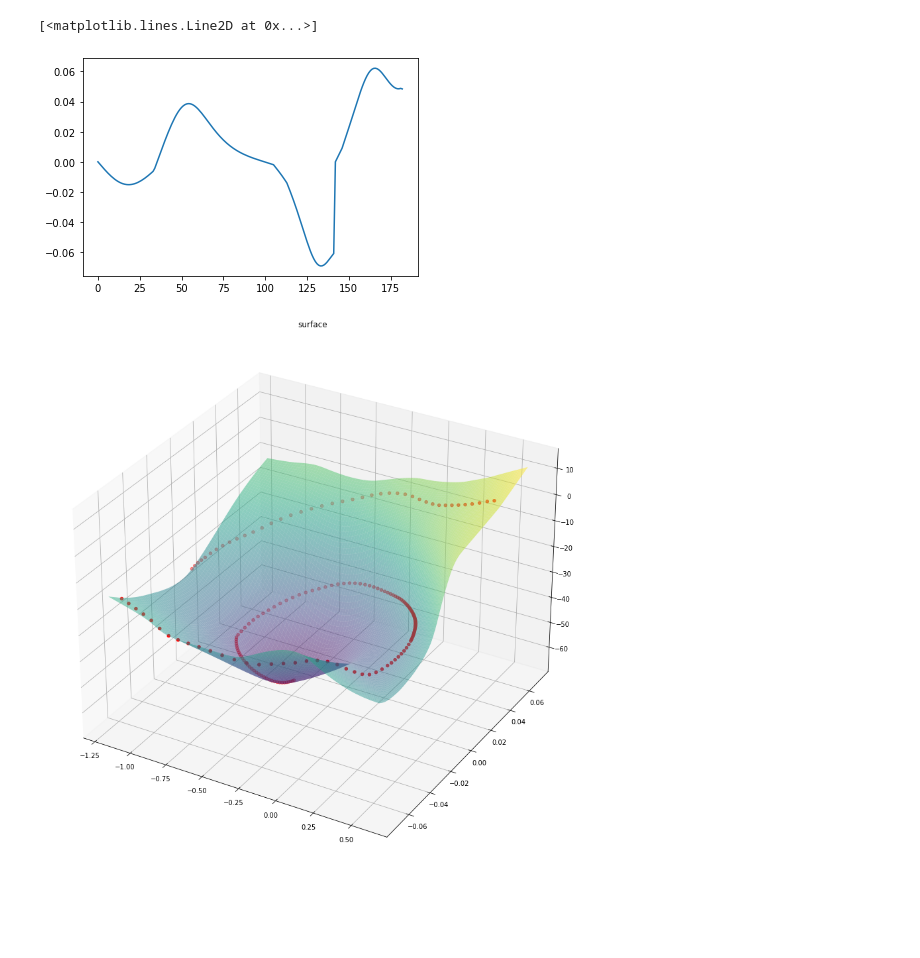
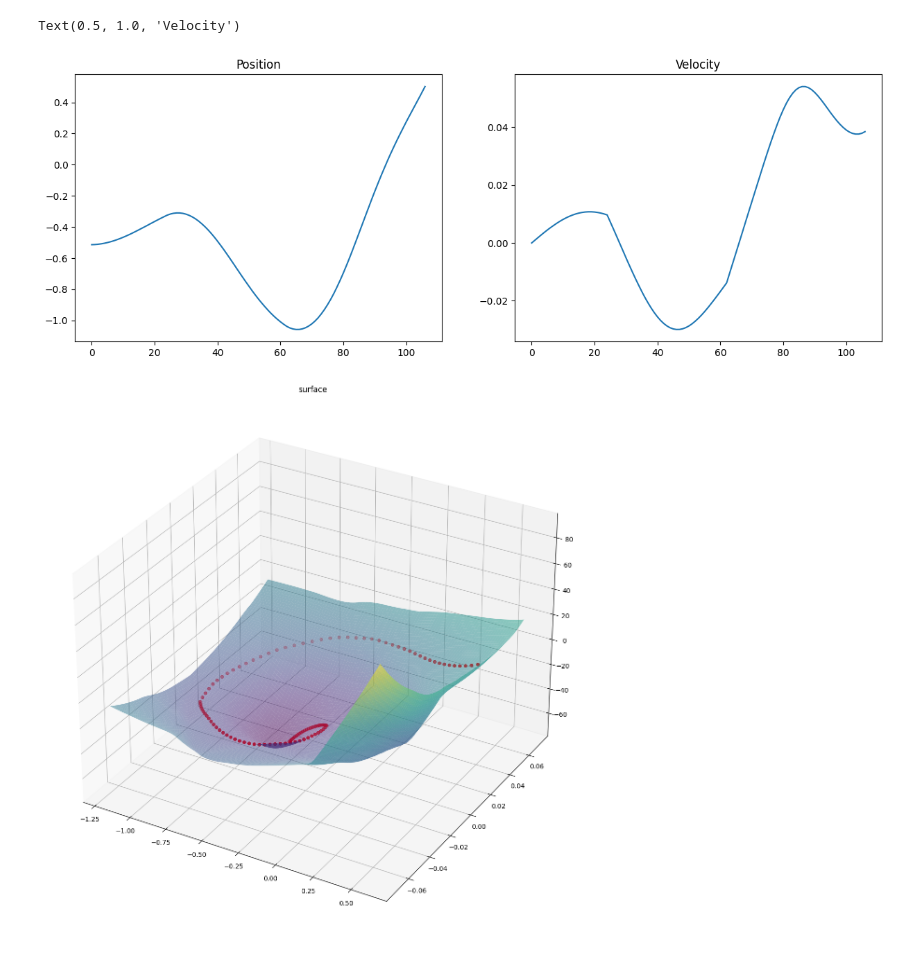
Before and after one commit to borundev/ReinforcementLearning, a Jupyter notebook: MountainCar Plots.ipynb, the cells around one changed output. Saved outputs shown, nothing was run; the diff lists cells and outputs as text; code cells hidden in the pictures; blank space fills up the shorter version.

```diff
--- a/MountainCar Plots.ipynb
+++ b/MountainCar Plots.ipynb
@@ -78,12 +79,12 @@ def epsilon_greedy_policy(state, epsilon=0):
 
 def play_one_step(env, state, epsilon):
     action = epsilon_greedy_policy(state, epsilon).numpy()
-    next_state, reward, done, info = env.step(action)
+    next_state, reward, done,truncated, info = env.step(action)
     #replay_buffer.append((state, action, reward, next_state, done))
     return next_state, reward, done, info
 # %%
 observations=[]
-obs = env.reset()
+obs, info = env.reset()
 done=False
 observations.append(obs)
 while not done:
@@ -91,4 +92,3 @@ while not done:
     obs, reward, done, info = play_one_step(env, obs, epsilon)
     observations.append(obs)
 observations=np.stack(observations)
-plt.plot(observations[:,0])
@@ -98,8 +95,12 @@ plt.plot(observations[:,0])
 # %%
-plt.plot(observations[:,1])
+_,axs=plt.subplots(1,2,figsize=(15,5))
+axs[0].plot(observations[:,0])
+axs[1].plot(observations[:,1])
+axs[0].set_title('Position')
+axs[1].set_title('Velocity')
 # %% [output]
-[<matplotlib.lines.Line2D at 0x...>]
+Text(0.5, 1.0, 'Velocity')
-[figure, old version]
+[figure, new version]
 # %%
 with torch.no_grad():
     z_=model(observations)
@@ -108,9 +109,9 @@ data=np.concatenate([observations,z_.max(1)[0].numpy()[:,np.newaxis]],1)
 fig = plt.figure(figsize=(15,15))
 
 ax = plt.axes(projection='3d')
-ax.plot_surface(X, V, Z1, rstride=1, cstride=1,
+ax.plot_surface(X, V, Z, rstride=1, cstride=1,
                 cmap='viridis', edgecolor='none',alpha=.5)
 ax.scatter(data[:,0],data[:,1],data[:,2],color='r')
 ax.set_title('surface');
 # %% [output]
-[figure, old version]
+[figure, new version]
```
Also changed, not shown: parts of 3 cells of this notebook, 3 other files.
